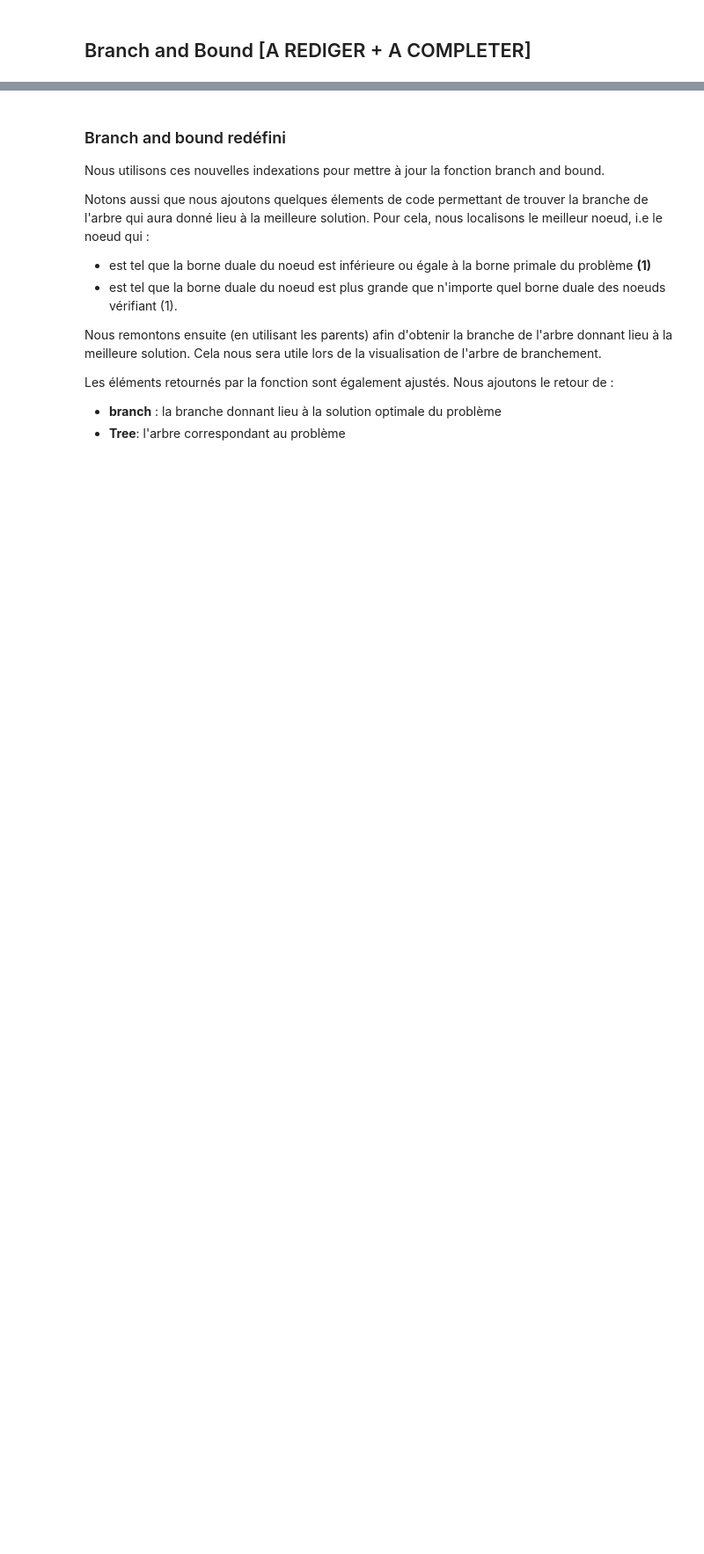
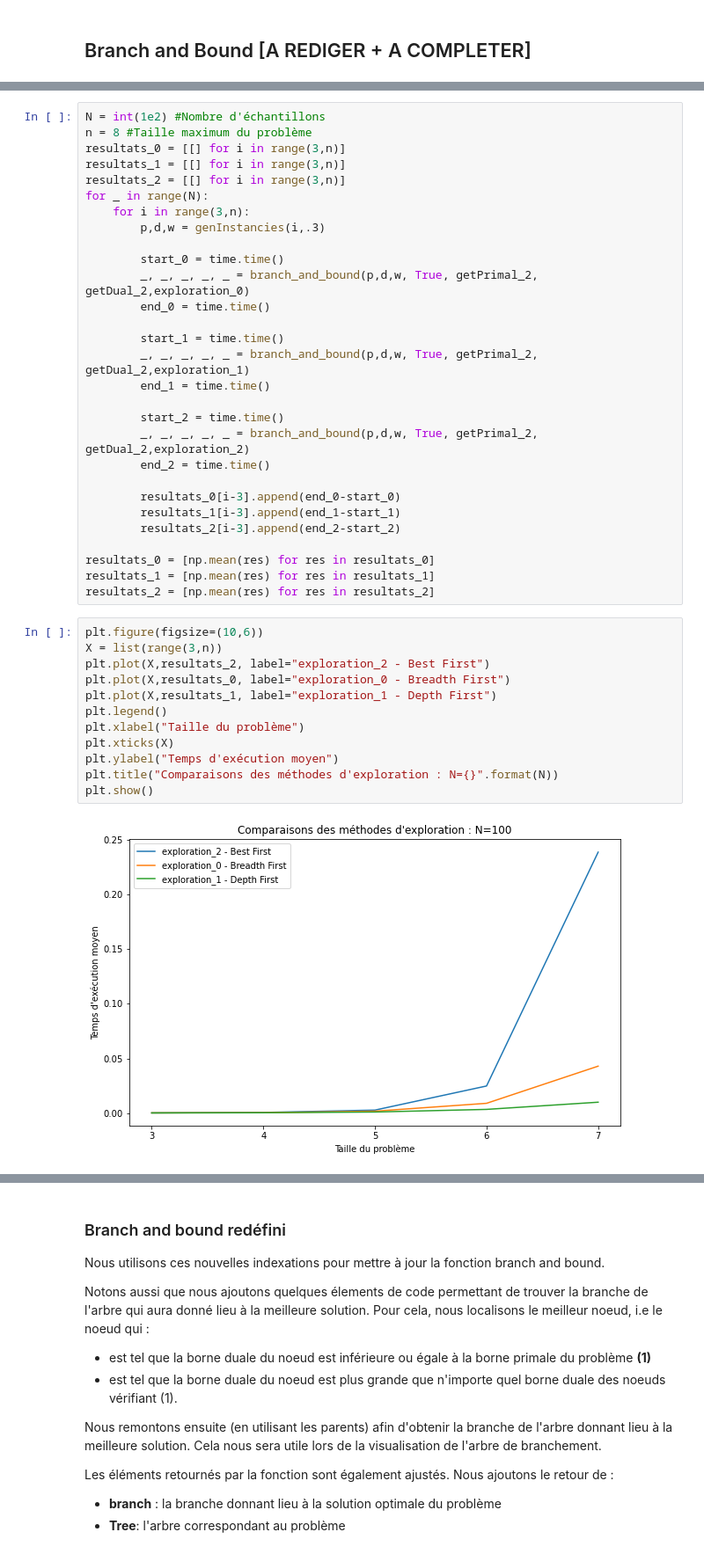
Before and after one commit to TinoMargely/Branch-and-Bound, a Jupyter notebook: Notebook-B&B.ipynb, the cells around one changed output, grey strips where cells are left out. Shown at 88% size. Drawn from its saved outputs; the diff is of its cells as text; blank space fills up the shorter version.

```diff
--- a/Notebook-B&B.ipynb
+++ b/Notebook-B&B.ipynb
@@ -294,0 +684,43 @@ def exploration_2(Queue,Tree,UB):
+# %%
+N = int(1e2) #Nombre d'échantillons
+n = 8 #Taille maximum du problème
+resultats_0 = [[] for i in range(3,n)]
+resultats_1 = [[] for i in range(3,n)]
+resultats_2 = [[] for i in range(3,n)]
+for _ in range(N):
+    for i in range(3,n):
+        p,d,w = genInstancies(i,.3)
+
+        start_0 = time.time()
+        _, _, _, _, _ = branch_and_bound(p,d,w, True, getPrimal_2, getDual_2,exploration_0)
+        end_0 = time.time()
+
+        start_1 = time.time()
+        _, _, _, _, _ = branch_and_bound(p,d,w, True, getPrimal_2, getDual_2,exploration_1)
+        end_1 = time.time()
+
+        start_2 = time.time()
+        _, _, _, _, _ = branch_and_bound(p,d,w, True, getPrimal_2, getDual_2,exploration_2)
+        end_2 = time.time()
+
+        resultats_0[i-3].append(end_0-start_0)
+        resultats_1[i-3].append(end_1-start_1)
+        resultats_2[i-3].append(end_2-start_2)
+
+resultats_0 = [np.mean(res) for res in resultats_0]
+resultats_1 = [np.mean(res) for res in resultats_1]
+resultats_2 = [np.mean(res) for res in resultats_2]
+# %%
+plt.figure(figsize=(10,6))
+X = list(range(3,n))
+plt.plot(X,resultats_2, label="exploration_2 - Best First")
+plt.plot(X,resultats_0, label="exploration_0 - Breadth First")
+plt.plot(X,resultats_1, label="exploration_1 - Depth First")
+plt.legend()
+plt.xlabel("Taille du problème")
+plt.xticks(X)
+plt.ylabel("Temps d'exécution moyen")
+plt.title("Comparaisons des méthodes d'exploration : N={}".format(N))
+plt.show()
+# %% [output]
+[figure, added]
```
Also changed, not shown: parts of 74 cells of this notebook, 1 other file.
